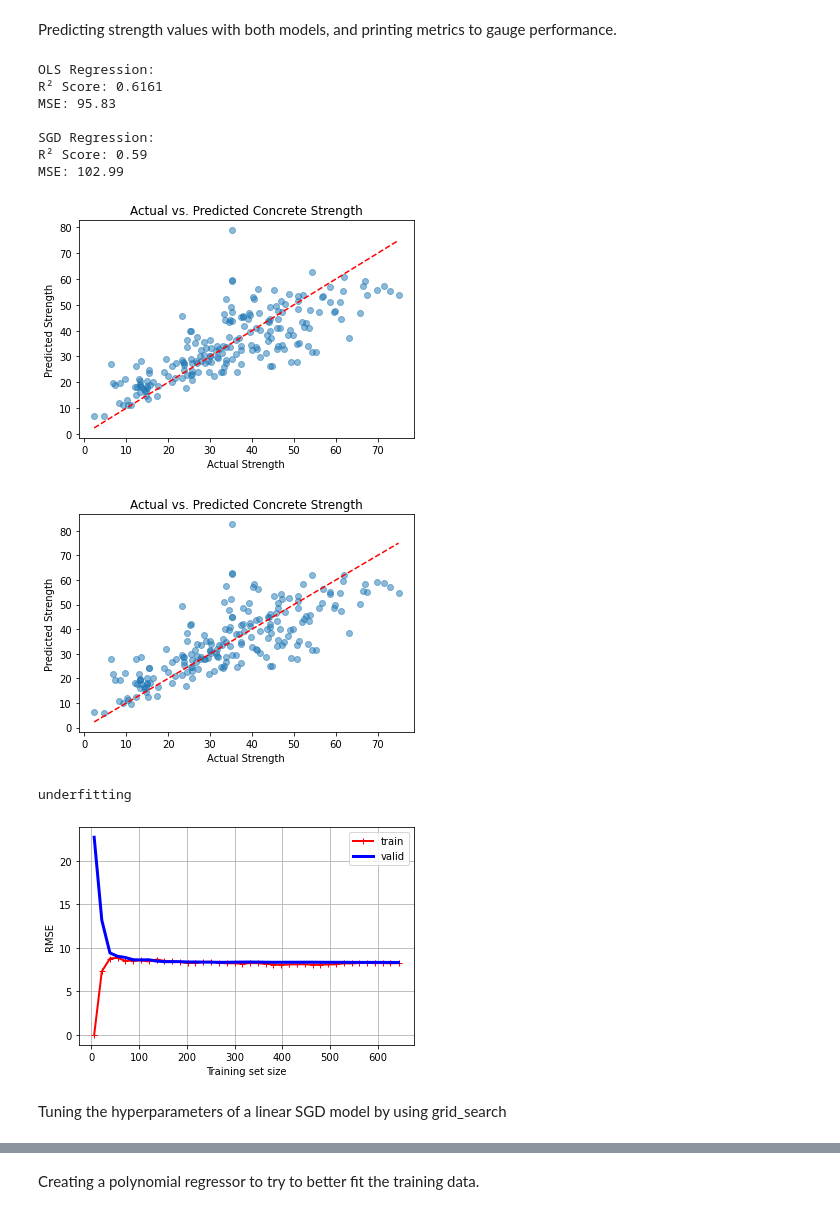
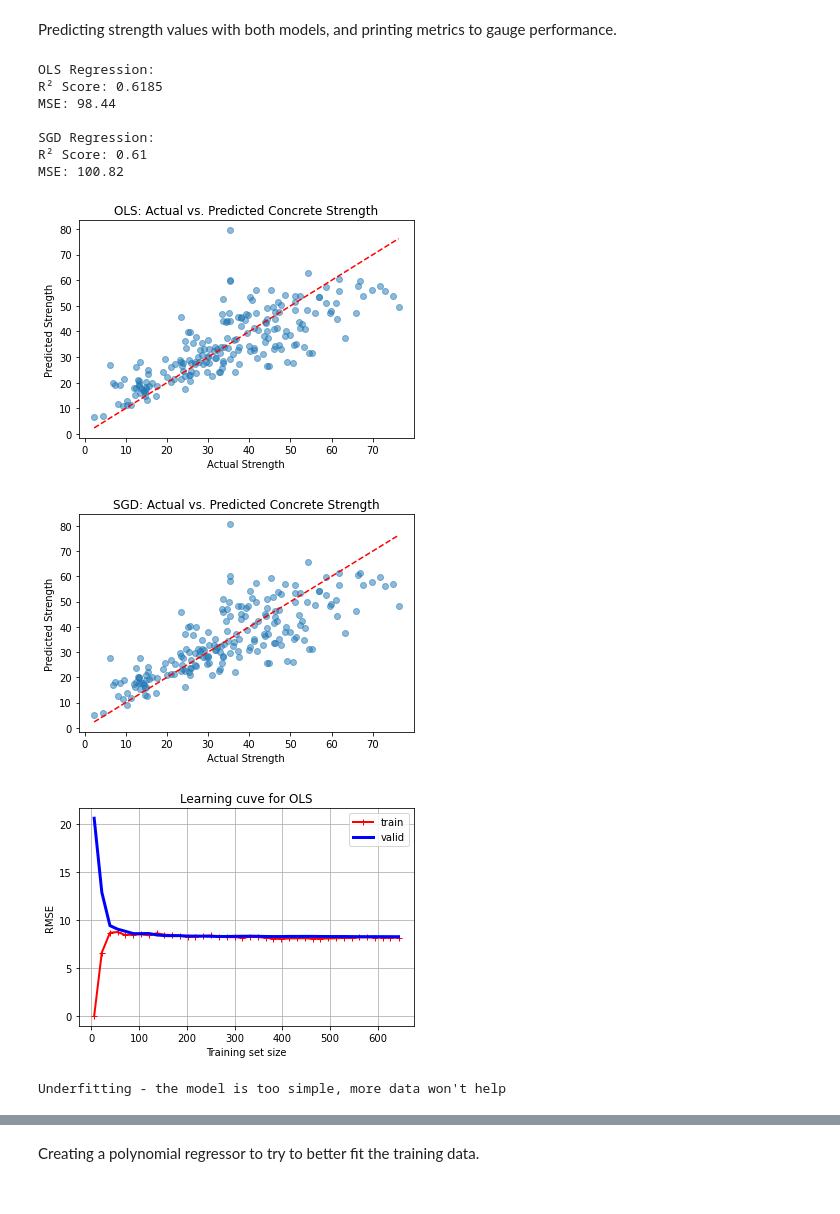
Before and after one commit to elisabellahj/MLing, a Jupyter notebook: Andreas.ipynb, the cells around one changed output, grey strips where cells are left out. Saved outputs shown, nothing was run; the diff lists cells and outputs as text; code cells hidden in the pictures.

```diff
--- a/Andreas.ipynb
+++ b/Andreas.ipynb
@@ -116,8 +68,12 @@ memory usage: 78.5 KB
 Assigning columns to the input and output variables X and y.
 # %%
 # assigning the X and y values
-X = df[['Cement', 'Blast Furnace Slag', 'Fly Ash', 'Water', 'Superplasticizer', 'Coarse Aggregate', 'Fine Aggregate', 'Age']]
+X = df.drop(['Strength'], axis = 1)
 y = df[['Strength']]
+
+def show_X_and_y(X, y):
+    X.info()
+    y.info()
 # %% [markdown]
 Importing libraries to split the data into a training and a test set, with 80 percent of the data used for training, and 20 percent used for testing. Also scaling the data, wich is important for all but the simple OLS.
 # %%
@@ -182,51 +138,49 @@ print(f"MSE: {np.round(mean_squared_error(y_test, y_pred_SGD), 2)}\n")
 plt.scatter(y_test, y_pred_OLS, alpha=.5)
 plt.xlabel("Actual Strength")
 plt.ylabel("Predicted Strength")
-plt.title("Actual vs. Predicted Concrete Strength")
+plt.title("OLS: Actual vs. Predicted Concrete Strength")
 plt.plot([y_test.min(), y_test.max()], [y_test.min(), y_test.max()], color='red', linestyle='--')
 plt.show()
 
 
 plt.scatter(y_test, y_pred_SGD, alpha=.5)
 plt.xlabel("Actual Strength")
 plt.ylabel("Predicted Strength")
-plt.title("Actual vs. Predicted Concrete Strength")
+plt.title("SGD: Actual vs. Predicted Concrete Strength")
 plt.plot([y_test.min(), y_test.max()], [y_test.min(), y_test.max()], color='red', linestyle='--')
 plt.show()
 
 
 
 
 from sklearn.model_selection import learning_curve
-print("underfitting")
 train_sizes, train_scores, valid_scores = learning_curve(
     LinearRegression(), X_train, y_train, train_sizes=np.linspace(0.01, 1.0, 40), cv=5,
     scoring="neg_root_mean_squared_error")
 train_errors = -train_scores.mean(axis=1)
 valid_errors = -valid_scores.mean(axis=1)
 
 plt.figure(figsize=(6, 4))  # extra code – not needed, just formatting
 plt.plot(train_sizes, train_errors, "r-+", linewidth=2, label="train")
 plt.plot(train_sizes, valid_errors, "b-", linewidth=3, label="valid")
 
-# extra code – beautifies and saves Figure 4–15
+
 plt.xlabel("Training set size")
 plt.ylabel("RMSE")
+plt.title("Learning cuve for OLS")
 plt.grid()
 plt.legend(loc="upper right")
-#plt.axis([0, 80, 0, 2.5])
 plt.show()
+print("Underfitting - the model is too simple, more data won't help")
 # %% [output]
 OLS Regression:
-R² Score: 0.6161
-MSE: 95.83
+R² Score: 0.6185
+MSE: 98.44
 
 SGD Regression:
-R² Score: 0.59
-MSE: 102.99
+R² Score: 0.61
+MSE: 100.82
-[figure, old version]
+[figure, new version]
-[figure, old version]
+[figure, new version]
+[figure, new version]
-underfitting
+Underfitting - the model is too simple, more data won't help
-[figure, old version]
-# %% [markdown]
-Tuning the hyperparameters of a linear SGD model by using grid_search
```
Also changed, not shown: parts of 11 cells of this notebook, 2 other files.
